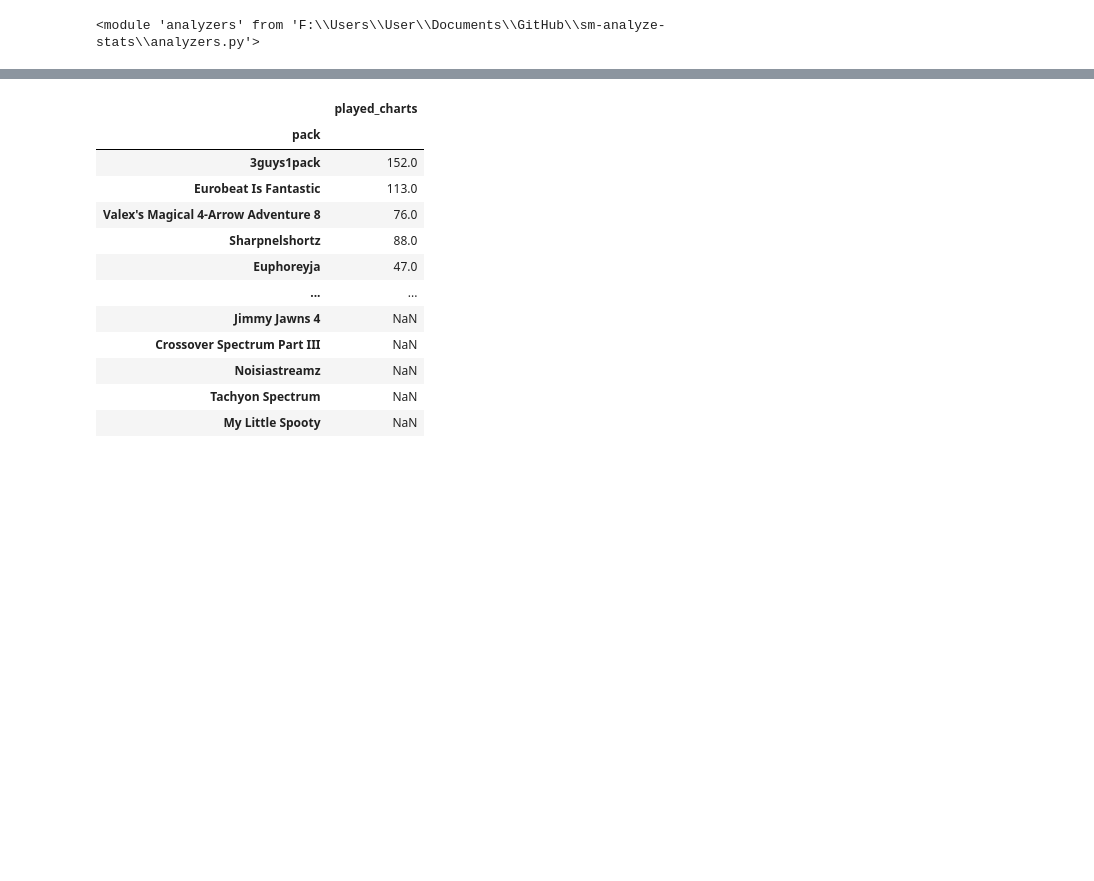
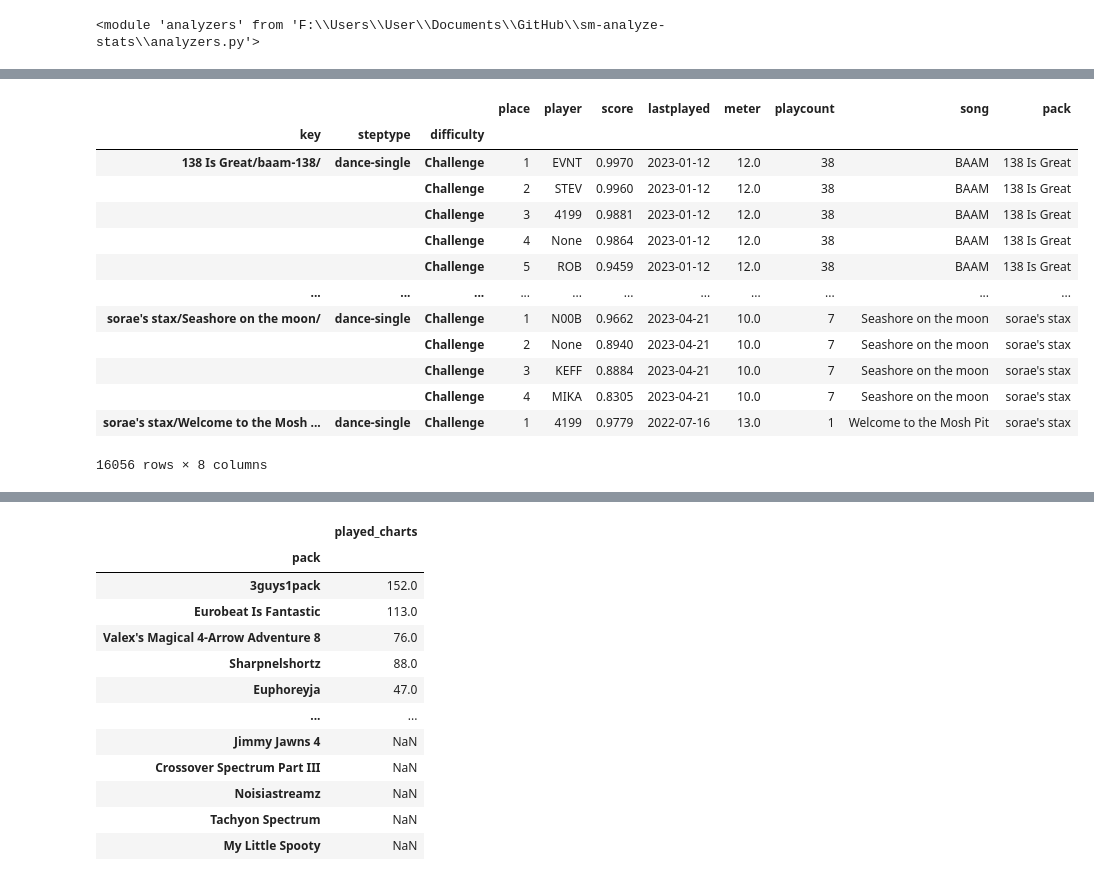
Before and after one commit to barrysir/sm-analyze-stats, a Jupyter notebook: Untitled1.ipynb, the cells around one changed output, grey strips where cells are left out. Cells and saved outputs as stored; diff of their text form; code cells hidden in the pictures; blank space fills up the shorter version.

```diff
--- a/Untitled1.ipynb
+++ b/Untitled1.ipynb
@@ -97 +74,19 @@ importlib.reload(analyzers)
+# %%
+v = s.leaderboards(with_mem=False, keep_unavailable=False, with_ddr=False).join(s.song_data(with_mem=False, keep_unavailable=False))
+v
+# %% [output]
+|  |  |  | place | player | score | lastplayed | meter | playcount | song | pack |
+| key | steptype | difficulty |  |  |  |  |  |  |  |  |
+| 138 Is Great/baam-138/ | dance-single | Challenge | 1 | EVNT | 0.9970 | 2023-01-12 | 12.0 | 38 | BAAM | 138 Is Great |
+|  |  | Challenge | 2 | STEV | 0.9960 | 2023-01-12 | 12.0 | 38 | BAAM | 138 Is Great |
+|  |  | Challenge | 3 | 4199 | 0.9881 | 2023-01-12 | 12.0 | 38 | BAAM | 138 Is Great |
+|  |  | Challenge | 4 | None | 0.9864 | 2023-01-12 | 12.0 | 38 | BAAM | 138 Is Great |
+|  |  | Challenge | 5 | ROB | 0.9459 | 2023-01-12 | 12.0 | 38 | BAAM | 138 Is Great |
+| ... | ... | ... | ... | ... | ... | ... | ... | ... | ... | ... |
+| sorae's stax/Seashore on the moon/ | dance-single | Challenge | 1 | N00B | 0.9662 | 2023-04-21 | 10.0 | 7 | Seashore on the moon | sorae's stax |
+|  |  | Challenge | 2 | None | 0.8940 | 2023-04-21 | 10.0 | 7 | Seashore on the moon | sorae's stax |
+|  |  | Challenge | 3 | KEFF | 0.8884 | 2023-04-21 | 10.0 | 7 | Seashore on the moon | sorae's stax |
+|  |  | Challenge | 4 | MIKA | 0.8305 | 2023-04-21 | 10.0 | 7 | Seashore on the moon | sorae's stax |
+| sorae's stax/Welcome to the Mosh ... | dance-single | Challenge | 1 | 4199 | 0.9779 | 2022-07-16 | 13.0 | 1 | Welcome to the Mosh Pit | sorae's stax |
+16056 rows × 8 columns
 # %%
```
Also changed, not shown: parts of 20 cells of this notebook, 8 other files.
